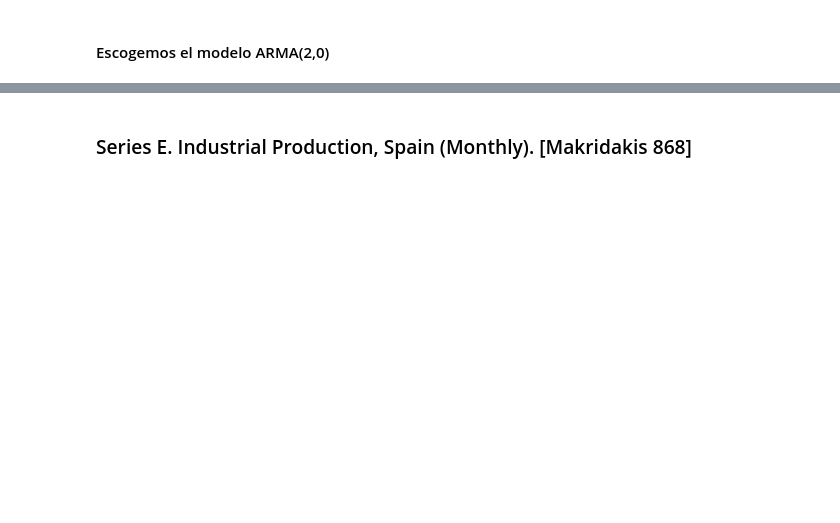
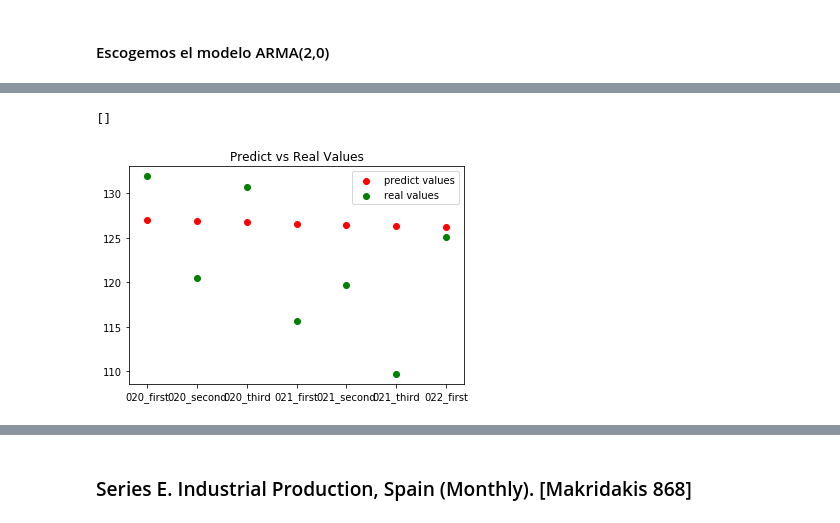
Before and after one commit to pazDaniela/MAT267, a Jupyter notebook: Certamen_2/C2.ipynb, the cells around one changed output, grey strips where cells are left out. Saved outputs shown, nothing was run; the diff lists cells and outputs as text; code cells hidden in the pictures; blank space fills up the shorter version.

```diff
--- a/Certamen_2/C2.ipynb
+++ b/Certamen_2/C2.ipynb
@@ -180,9 +270,12 @@ print('los valores predictivos de nuestro modelo arma son:',predict_sunspots_d)
 # %%
-plt.scatter(quar[len(quar)-6:len(quar)],predict_sunspots_d,c='r',label='predict values')
-plt.scatter(quar[len(quar)-6:len(quar)],Y_D[len(quar)-6:len(quar)],c='g',label='real values')
+plt.scatter(quar[len(quar)-7:len(quar)],predict_sunspots_d,c='r',label='predict values')
+plt.scatter(quar[len(quar)-7:len(quar)],Y_D[len(quar)-7:len(quar)],c='g',label='real values')
 plt.legend()
 plt.title('Predict vs Real Values')
 plt.plot()
+# %% [output]
+[]
+[figure, added]
 # %%
 plt.figure(figsize=(20,10))
 plt.plot(quar,Y_D,label='Series E')
```
Also changed, not shown: parts of 33 cells of this notebook.
